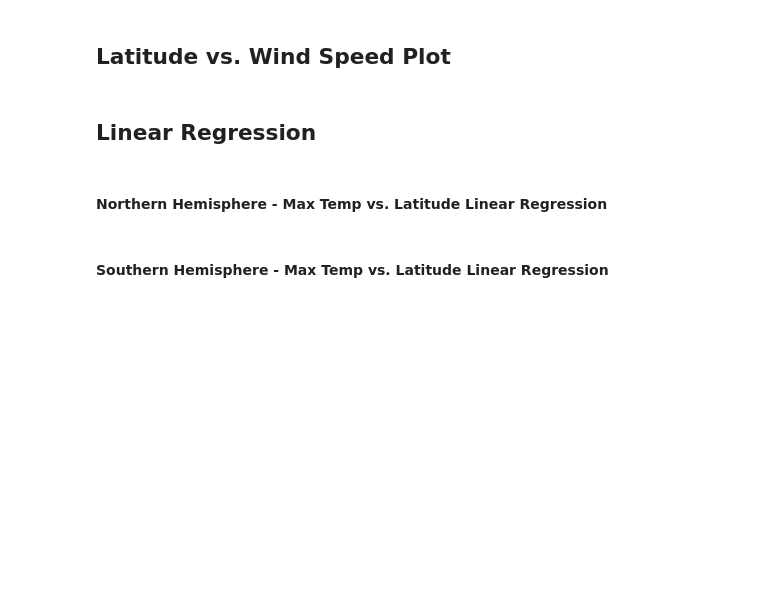
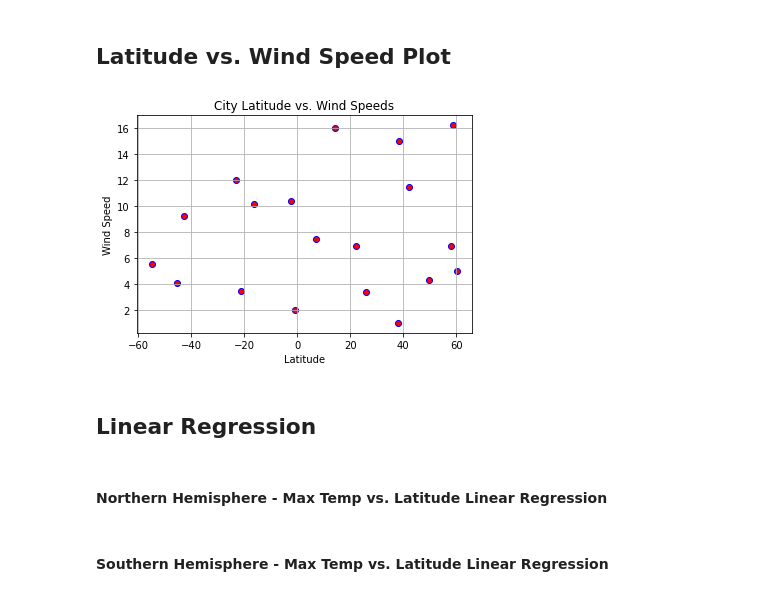
Before and after one commit to mattinglyjen/python-api-challenge, a Jupyter notebook: weatherpy/WeatherPy.ipynb, the cells around one changed output. Drawn from its saved outputs; the diff is of its cells as text; code cells hidden in the pictures; blank space fills up the shorter version.

```diff
--- a/weatherpy/WeatherPy.ipynb
+++ b/weatherpy/WeatherPy.ipynb
@@ -140,5 +182,17 @@ Skip this step if there are no cities that have humidity > 100%.
 # %% [markdown]
 ## Latitude vs. Wind Speed Plot
+# %%
+plt.scatter(city_df["latitude"], city_df["wind_speed"], c="red", edgecolor="blue")
+plt.grid()
+plt.xlabel('Latitude')
+plt.ylabel('Wind Speed')
+plt.title("City Latitude vs. Wind Speeds")
+
+#Save Image
+plt.savefig("Windspeed.png")
+plt.show()
+# %% [output]
+[figure, added]
 # %% [markdown]
 ## Linear Regression
 # %% [markdown]
```
Also changed, not shown: parts of 7 cells of this notebook, 5 other files.
